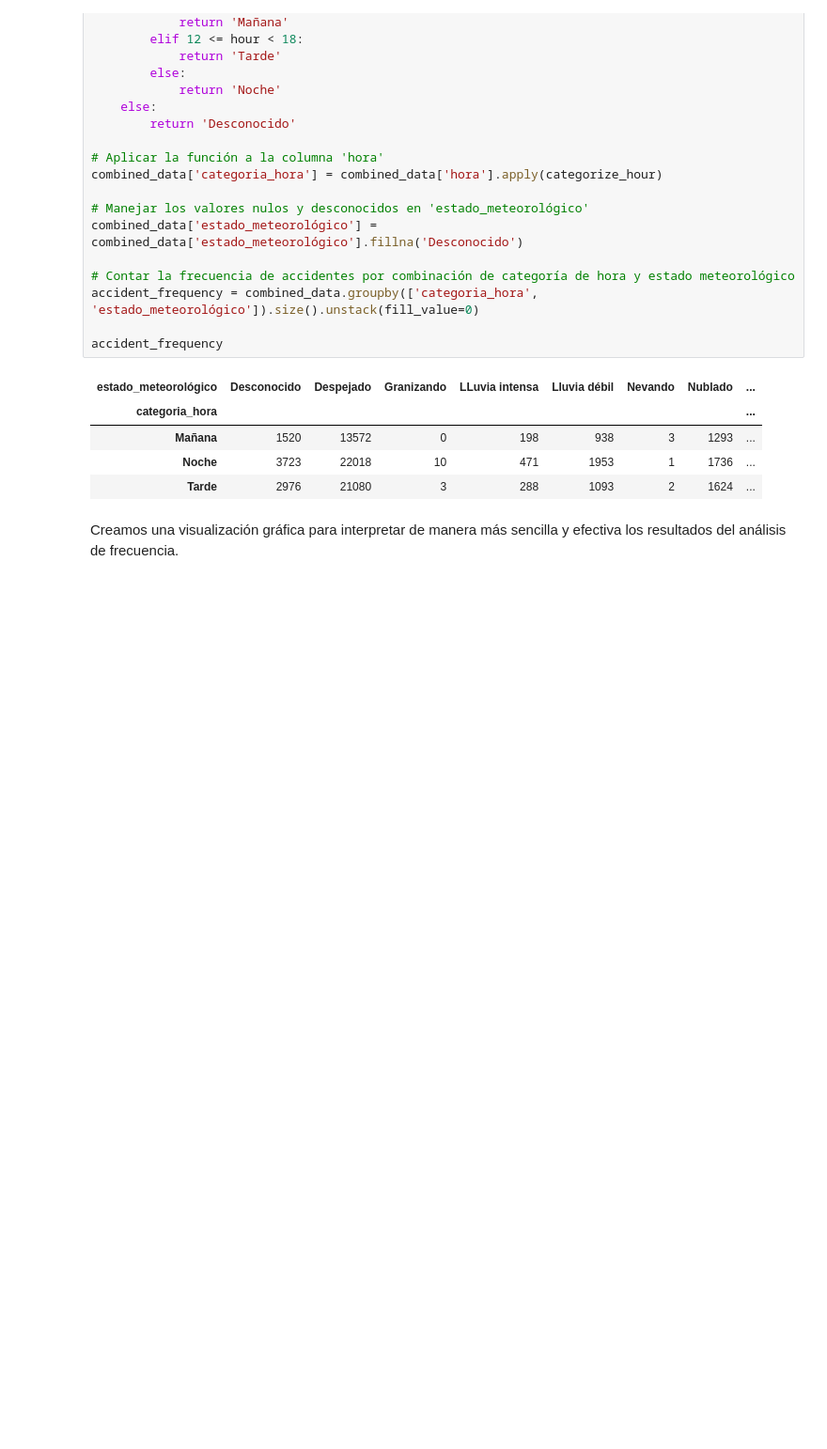
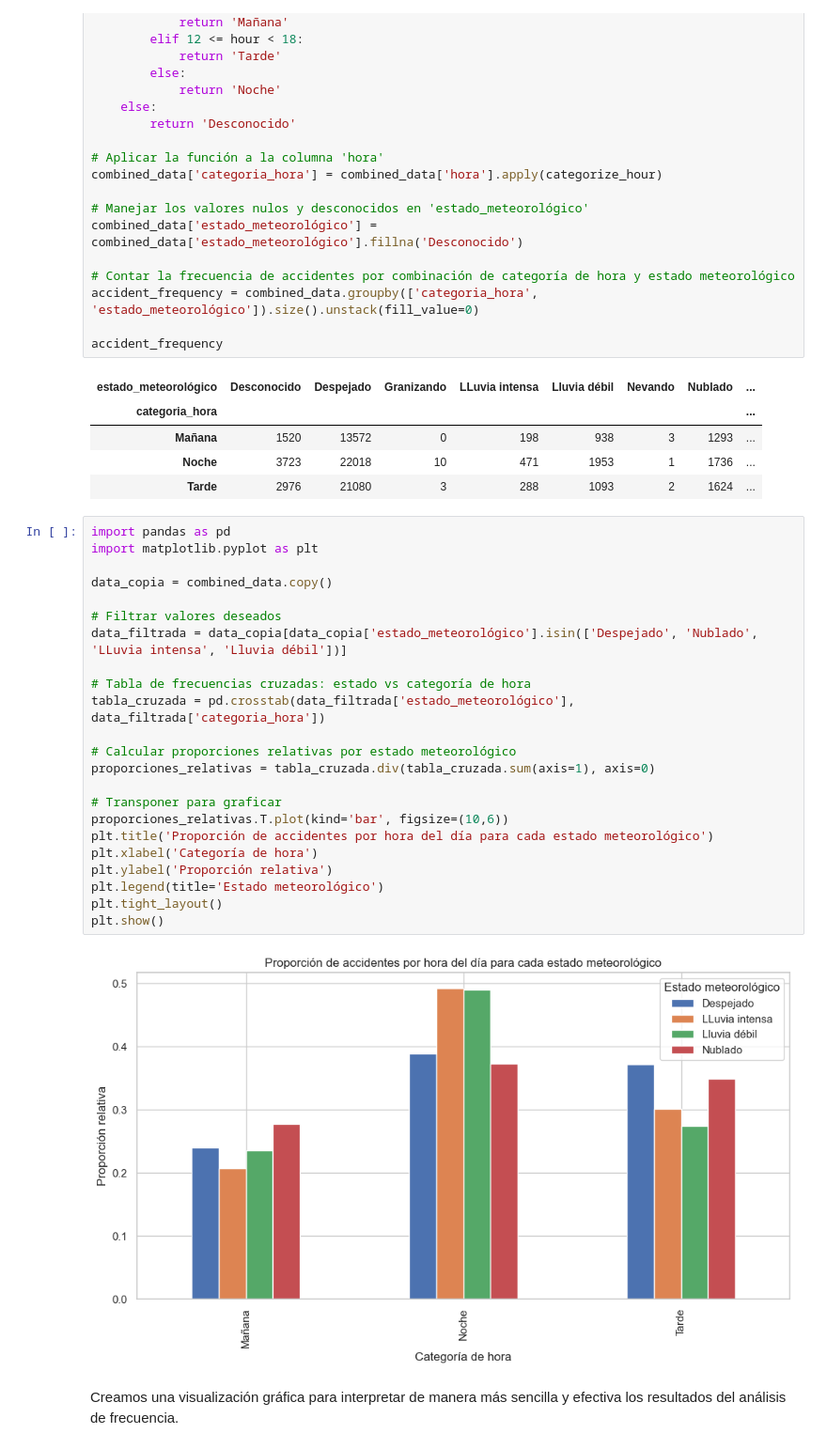
Before and after one commit to lucaramirezo/Traffic-Network-Transparency, a Jupyter notebook: Exploratory-Descriptive_Data_Analysis.ipynb, the cells around one changed output. Shown at 94% size. Cells and saved outputs as stored; diff of their text form; blank space fills up the shorter version.

```diff
--- a/Exploratory-Descriptive_Data_Analysis.ipynb
+++ b/Exploratory-Descriptive_Data_Analysis.ipynb
@@ -291,5 +329,30 @@ accident_frequency
 | Mañana | 1520 | 13572 | 0 | 198 | 938 | 3 | 1293 | ... |
 | Noche | 3723 | 22018 | 10 | 471 | 1953 | 1 | 1736 | ... |
 | Tarde | 2976 | 21080 | 3 | 288 | 1093 | 2 | 1624 | ... |
+# %%
+import pandas as pd
+import matplotlib.pyplot as plt
+
+data_copia = combined_data.copy()
+
+# Filtrar valores deseados
+data_filtrada = data_copia[data_copia['estado_meteorológico'].isin(['Despejado', 'Nublado', 'LLuvia intensa', 'Lluvia débil'])]
+
+# Tabla de frecuencias cruzadas: estado vs categoría de hora
+tabla_cruzada = pd.crosstab(data_filtrada['estado_meteorológico'], data_filtrada['categoria_hora'])
+
+# Calcular proporciones relativas por estado meteorológico
+proporciones_relativas = tabla_cruzada.div(tabla_cruzada.sum(axis=1), axis=0)
+
+# Transponer para graficar
+proporciones_relativas.T.plot(kind='bar', figsize=(10,6))
+plt.title('Proporción de accidentes por hora del día para cada estado meteorológico')
+plt.xlabel('Categoría de hora')
+plt.ylabel('Proporción relativa')
+plt.legend(title='Estado meteorológico')
+plt.tight_layout()
+plt.show()
+# %% [output]
+[figure, added]
 # %% [markdown]
 Creamos una visualización gráfica para interpretar de manera más sencilla y efectiva los resultados del análisis de frecuencia.
```
Also changed, not shown: parts of 29 cells of this notebook.
